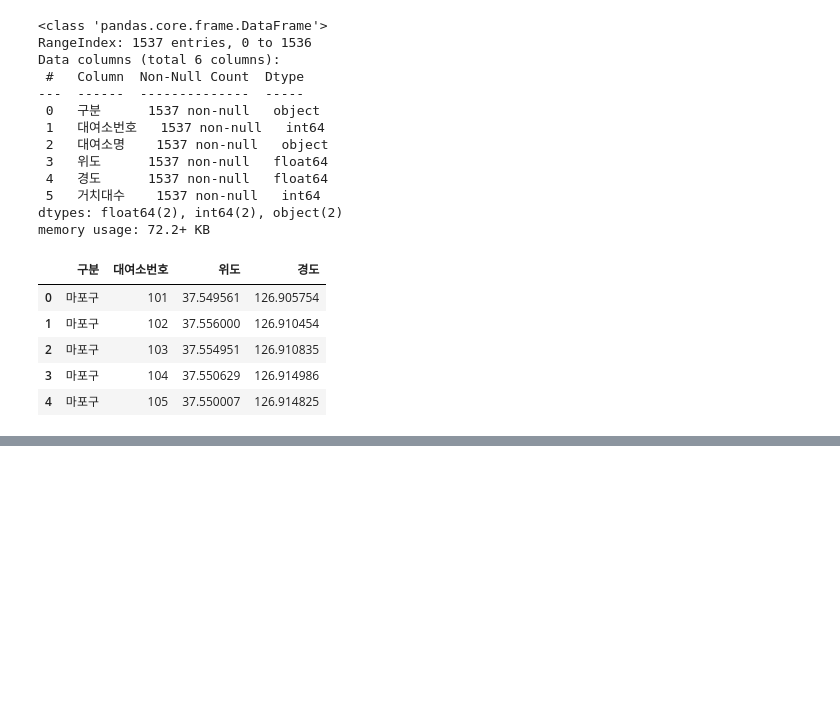
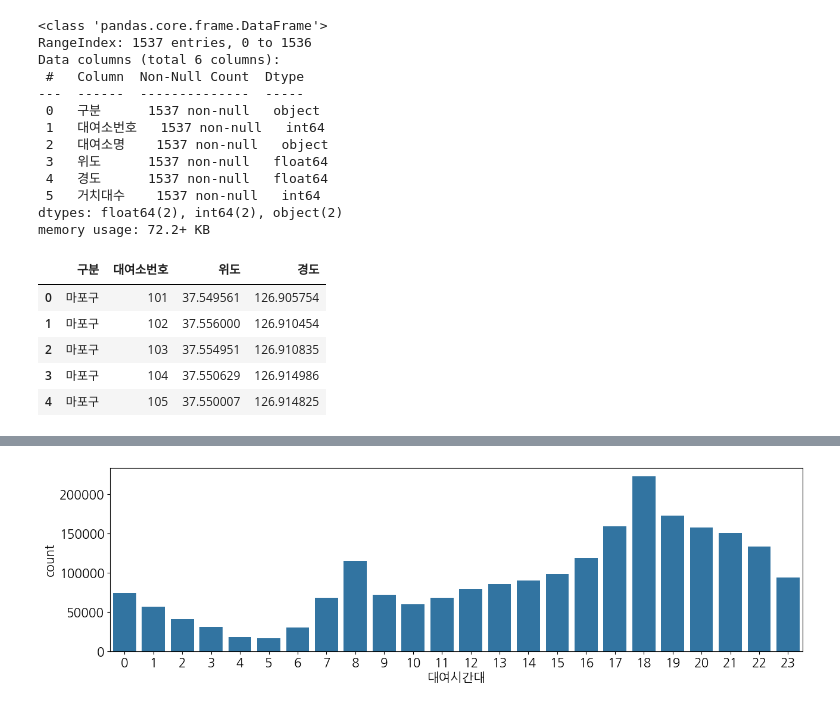
Before and after one commit to dongjoo12/github-demo, a Jupyter notebook: notebooks/bike_ride.ipynb, the cells around one changed output, grey strips where cells are left out. Cells and saved outputs as stored; diff of their text form; code cells hidden in the pictures; blank space fills up the shorter version.

```diff
--- a/notebooks/bike_ride.ipynb
+++ b/notebooks/bike_ride.ipynb
@@ -325,0 +392,6 @@ bikes.head()
+# %%
+#대여시간
+plt.figure(figsize=(15,4))
+sns.countplot(x='대여시간대', data=bikes);
+# %% [output]
+[figure, added]
```
Also changed, not shown: parts of 28 cells of this notebook, 1 other file.
